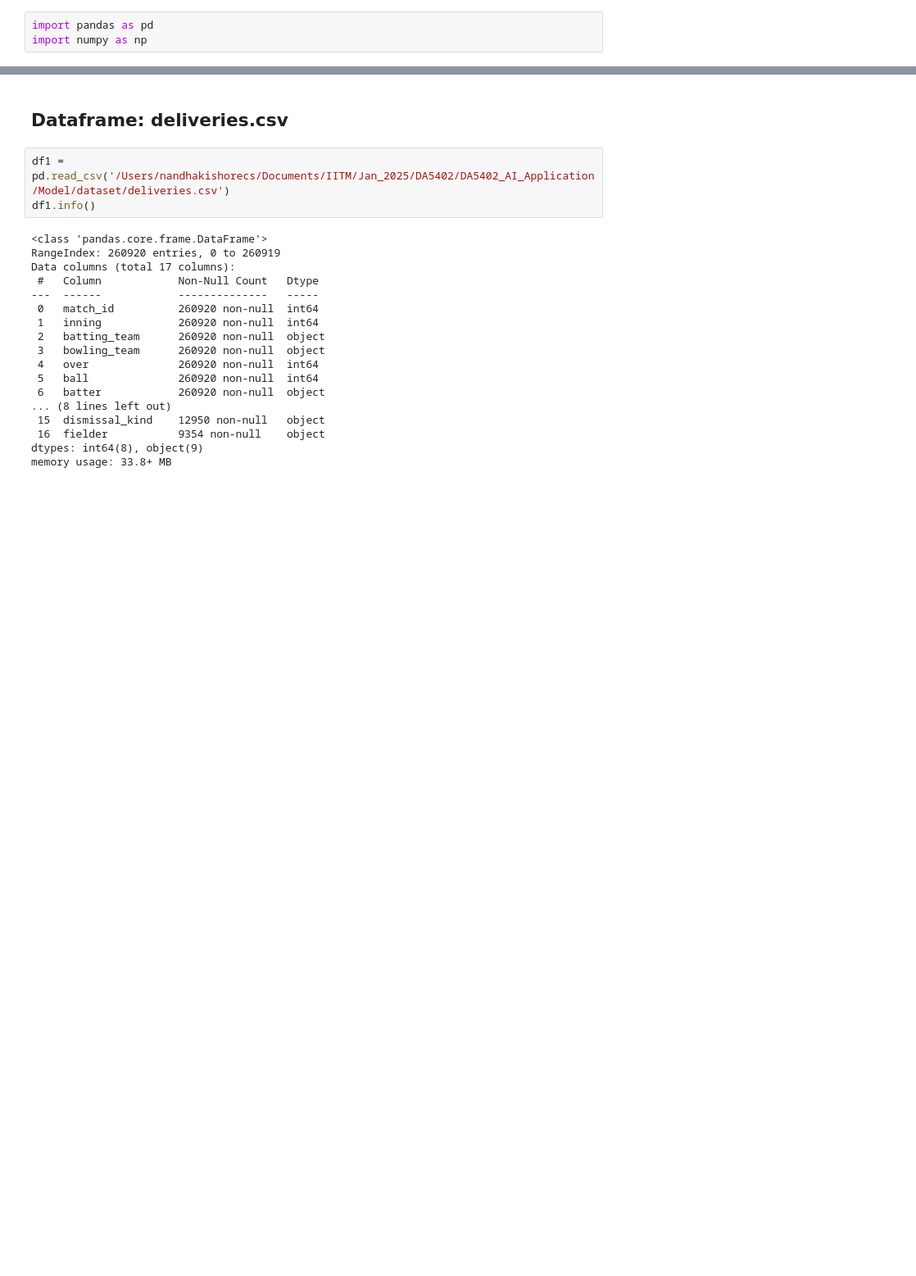
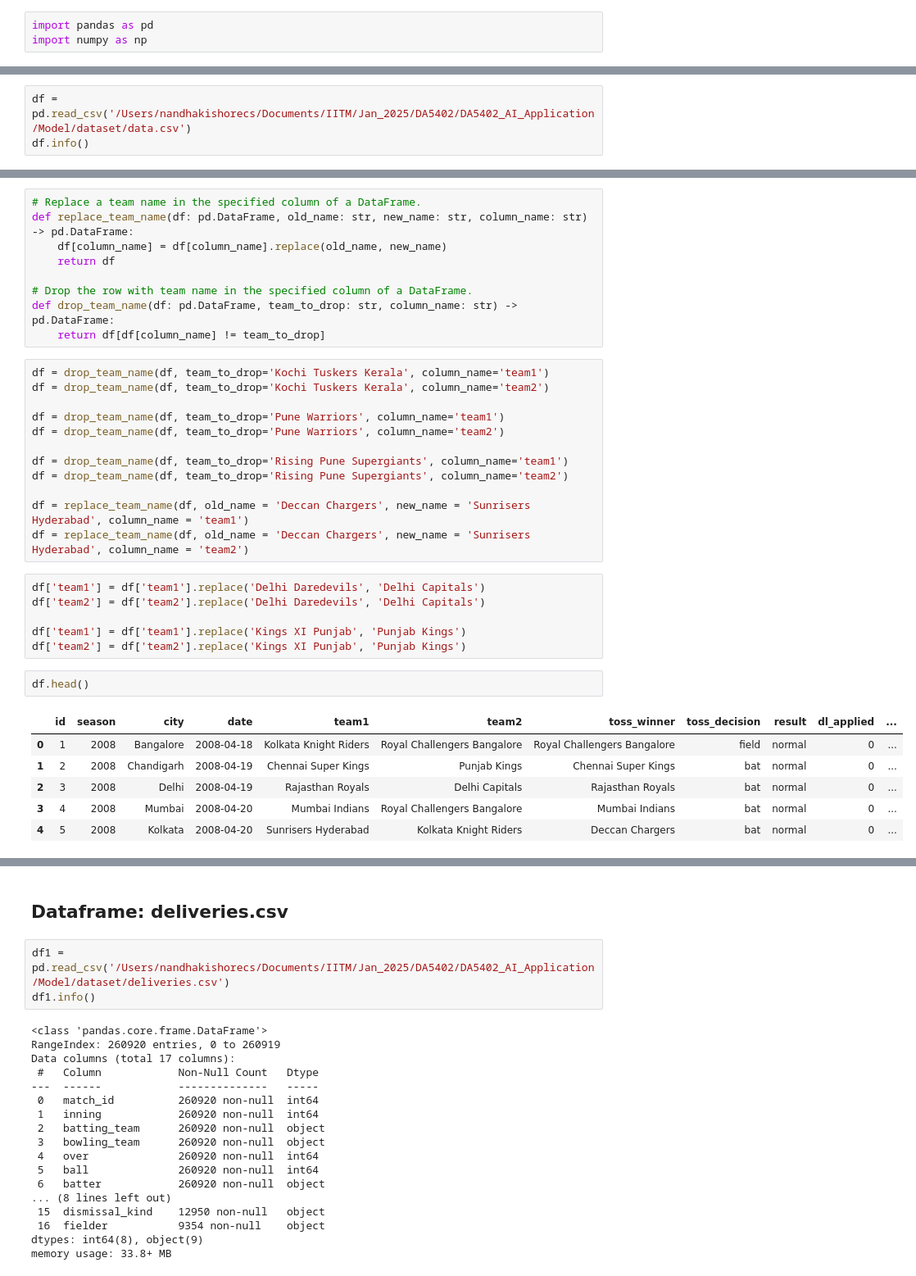
Before and after one commit to nandhakishorecs/DA5402_AI_Application, a Jupyter notebook: Model/EDA.ipynb, the cells around one changed output, grey strips where cells are left out. Shown at 82% size. Saved outputs shown, nothing was run; the diff lists cells and outputs as text; blank space fills up the shorter version.

```diff
--- a/Model/EDA.ipynb
+++ b/Model/EDA.ipynb
@@ -3,0 +6,3 @@ import numpy as np
+# %%
+df = pd.read_csv('/Users/nandhakishorecs/Documents/IITM/Jan_2025/DA5402/DA5402_AI_Application/Model/dataset/data.csv')
+df.info()
@@ -3,0 +45,36 @@ import numpy as np
+# %%
+# Replace a team name in the specified column of a DataFrame.
+def replace_team_name(df: pd.DataFrame, old_name: str, new_name: str, column_name: str) -> pd.DataFrame:
+    df[column_name] = df[column_name].replace(old_name, new_name)
+    return df
+
+# Drop the row with team name in the specified column of a DataFrame.
+def drop_team_name(df: pd.DataFrame, team_to_drop: str, column_name: str) -> pd.DataFrame:
+    return df[df[column_name] != team_to_drop]
+# %%
+df = drop_team_name(df, team_to_drop='Kochi Tuskers Kerala', column_name='team1')
+df = drop_team_name(df, team_to_drop='Kochi Tuskers Kerala', column_name='team2')
+
+df = drop_team_name(df, team_to_drop='Pune Warriors', column_name='team1')
+df = drop_team_name(df, team_to_drop='Pune Warriors', column_name='team2')
+
+df = drop_team_name(df, team_to_drop='Rising Pune Supergiants', column_name='team1')
+df = drop_team_name(df, team_to_drop='Rising Pune Supergiants', column_name='team2')
+
+df = replace_team_name(df, old_name = 'Deccan Chargers', new_name = 'Sunrisers Hyderabad', column_name = 'team1')
+df = replace_team_name(df, old_name = 'Deccan Chargers', new_name = 'Sunrisers Hyderabad', column_name = 'team2')
+# %%
+df['team1'] = df['team1'].replace('Delhi Daredevils', 'Delhi Capitals')
+df['team2'] = df['team2'].replace('Delhi Daredevils', 'Delhi Capitals')
+
+df['team1'] = df['team1'].replace('Kings XI Punjab', 'Punjab Kings')
+df['team2'] = df['team2'].replace('Kings XI Punjab', 'Punjab Kings')
+# %%
+df.head()
+# %% [output]
+|  | id | season | city | date | team1 | team2 | toss_winner | toss_decision | result | dl_applied | ... |
+| 0 | 1 | 2008 | Bangalore | 2008-04-18 | Kolkata Knight Riders | Royal Challengers Bangalore | Royal Challengers Bangalore | field | normal | 0 | ... |
+| 1 | 2 | 2008 | Chandigarh | 2008-04-19 | Chennai Super Kings | Punjab Kings | Chennai Super Kings | bat | normal | 0 | ... |
+| 2 | 3 | 2008 | Delhi | 2008-04-19 | Rajasthan Royals | Delhi Capitals | Rajasthan Royals | bat | normal | 0 | ... |
+| 3 | 4 | 2008 | Mumbai | 2008-04-20 | Mumbai Indians | Royal Challengers Bangalore | Mumbai Indians | bat | normal | 0 | ... |
+| 4 | 5 | 2008 | Kolkata | 2008-04-20 | Sunrisers Hyderabad | Kolkata Knight Riders | Deccan Chargers | bat | normal | 0 | ... |
```
Also changed, not shown: parts of 24 cells of this notebook, 1 other file.
